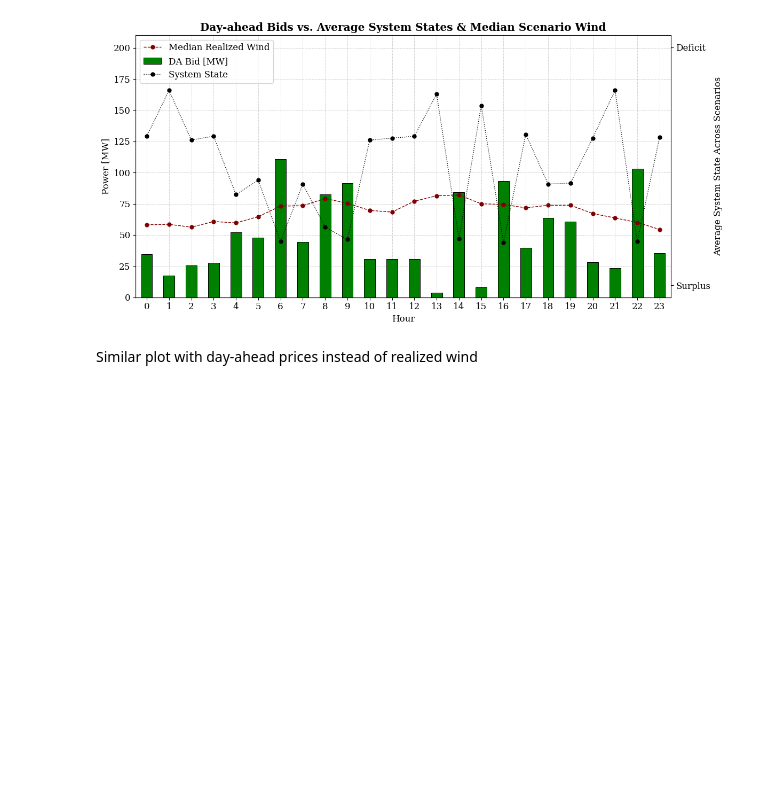
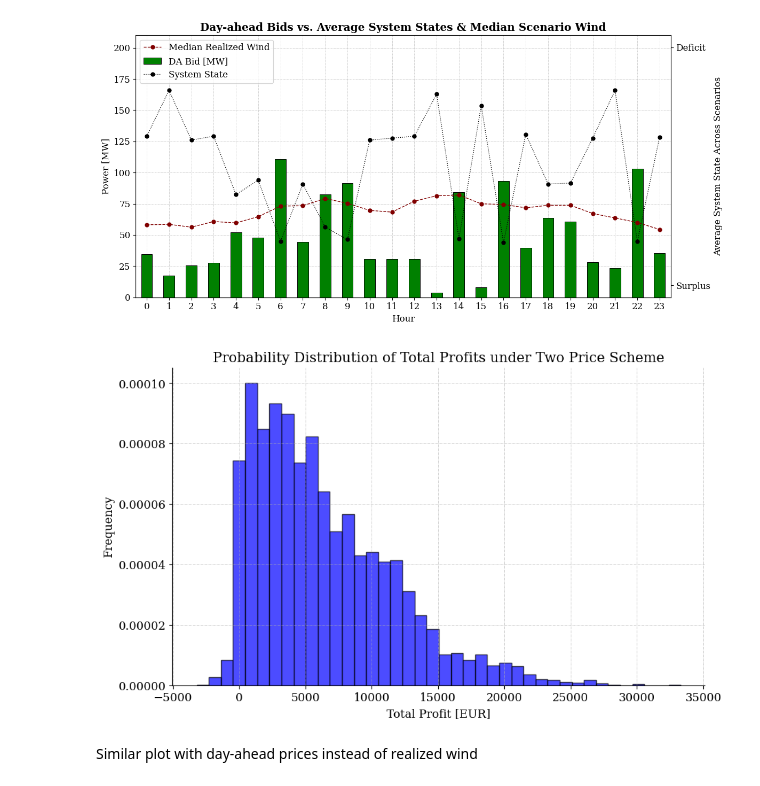
Before and after one commit to Hvid1999/46755, a Jupyter notebook: Assignment 2/task_1a_1b.ipynb, the cells around one changed output. Drawn from its saved outputs; the diff is of its cells as text; code cells hidden in the pictures; blank space fills up the shorter version.

```diff
--- a/Assignment 2/task_1a_1b.ipynb
+++ b/Assignment 2/task_1a_1b.ipynb
@@ -525,6 +554,21 @@ fig.tight_layout()
 plt.show()
 # %% [output]
 [figure]
+# %%
+all_scenario_profits = []
+for w in range(OMEGA):
+    all_scenario_profits.extend(results_tp[w]['Total Profit [EUR]'])
+
+# Plot the probability distribution of profits for all scenarios
+plt.figure(figsize=(10, 6))
+plt.hist(all_scenario_profits, bins=40, density=True, color='blue', edgecolor='black', alpha=0.7)
+plt.title('Probability Distribution of Total Profits under Two Price Scheme')
+plt.xlabel('Total Profit [EUR]')
+plt.ylabel('Frequency')
+plt.grid(True)
+plt.show()
+# %% [output]
+[figure, added]
 # %% [markdown]
 Similar plot with day-ahead prices instead of realized wind
 # %%
```
Also changed, not shown: parts of 3 cells of this notebook, 5 other files.
